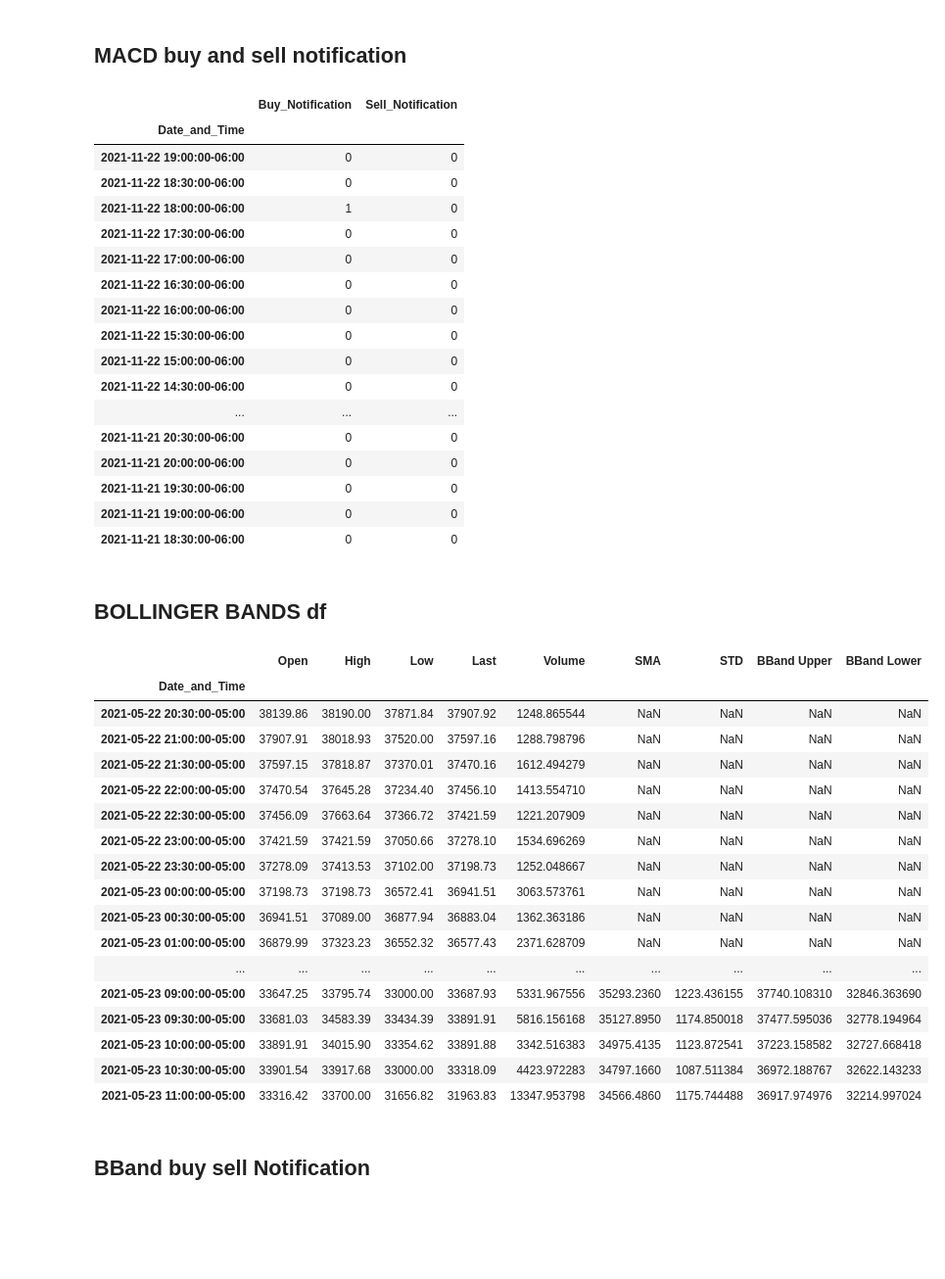
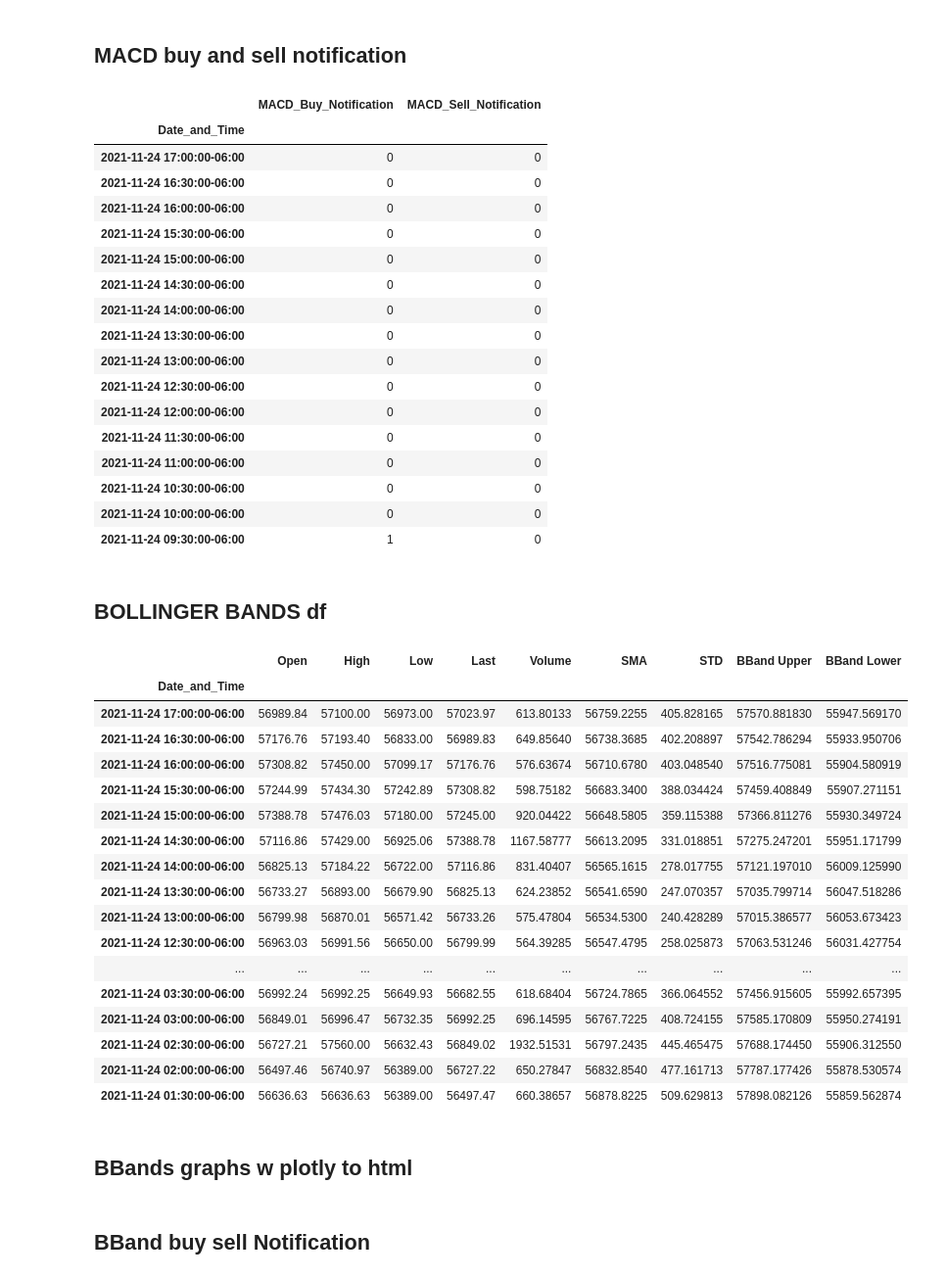
Before and after one commit to coldstrel/bitcoin_final, a Jupyter notebook: Team_4_Crypto_Bot.ipynb, the cells around one changed output. Shown at 98% size. Saved outputs shown, nothing was run; the diff lists cells and outputs as text; code cells hidden in the pictures; blank space fills up the shorter version.

```diff
--- a/Team_4_Crypto_Bot.ipynb
+++ b/Team_4_Crypto_Bot.ipynb
@@ -696,65 +717,67 @@ def alert_MACD(signal):
 # %%
 #create buy and sell columns in df
 x = alert_MACD(crypto_MACD_df)
-crypto_MACD_df['Buy_Notification'] = x[0]
-crypto_MACD_df['Sell_Notification'] = x[1]
+crypto_MACD_df['MACD_Buy_Notification'] = x[0]
+crypto_MACD_df['MACD_Sell_Notification'] = x[1]
 
 # create df with buy and sell info
-crypto_MACD_BuySell_Sig_df = crypto_MACD_df[['Buy_Notification', 'Sell_Notification']]
-crypto_MACD_BuySell_Sig_df.fillna(0).sort_index(ascending=False).head(50)
+crypto_MACD_BuySell_Sig_df = crypto_MACD_df[['MACD_Buy_Notification', 'MACD_Sell_Notification']][-16:]
+crypto_MACD_BuySell_Sig_df.fillna(0).sort_index(ascending=False)
 # %% [output]
-|  | Buy_Notification | Sell_Notification |
+|  | MACD_Buy_Notification | MACD_Sell_Notification |
 | Date_and_Time |  |  |
-| 2021-11-22 19:00:00-06:00 | 0 | 0 |
-| 2021-11-22 18:30:00-06:00 | 0 | 0 |
-| 2021-11-22 18:00:00-06:00 | 1 | 0 |
-| 2021-11-22 17:30:00-06:00 | 0 | 0 |
-| 2021-11-22 17:00:00-06:00 | 0 | 0 |
-| 2021-11-22 16:30:00-06:00 | 0 | 0 |
-| 2021-11-22 16:00:00-06:00 | 0 | 0 |
-| 2021-11-22 15:30:00-06:00 | 0 | 0 |
-| 2021-11-22 15:00:00-06:00 | 0 | 0 |
-| 2021-11-22 14:30:00-06:00 | 0 | 0 |
-| ... | ... | ... |
-| 2021-11-21 20:30:00-06:00 | 0 | 0 |
-| 2021-11-21 20:00:00-06:00 | 0 | 0 |
-| 2021-11-21 19:30:00-06:00 | 0 | 0 |
-| 2021-11-21 19:00:00-06:00 | 0 | 0 |
-| 2021-11-21 18:30:00-06:00 | 0 | 0 |
+| 2021-11-24 17:00:00-06:00 | 0 | 0 |
+| 2021-11-24 16:30:00-06:00 | 0 | 0 |
+| 2021-11-24 16:00:00-06:00 | 0 | 0 |
+| 2021-11-24 15:30:00-06:00 | 0 | 0 |
+| 2021-11-24 15:00:00-06:00 | 0 | 0 |
+| 2021-11-24 14:30:00-06:00 | 0 | 0 |
+| 2021-11-24 14:00:00-06:00 | 0 | 0 |
+| 2021-11-24 13:30:00-06:00 | 0 | 0 |
+| 2021-11-24 13:00:00-06:00 | 0 | 0 |
+| 2021-11-24 12:30:00-06:00 | 0 | 0 |
+| 2021-11-24 12:00:00-06:00 | 0 | 0 |
+| 2021-11-24 11:30:00-06:00 | 0 | 0 |
+| 2021-11-24 11:00:00-06:00 | 0 | 0 |
+| 2021-11-24 10:30:00-06:00 | 0 | 0 |
+| 2021-11-24 10:00:00-06:00 | 0 | 0 |
+| 2021-11-24 09:30:00-06:00 | 1 | 0 |
 # %% [markdown]
 ## BOLLINGER BANDS df
 # %%
 crypto_BBand_df =crypto_df.copy(deep=True)
 # calculate SMA, SD, UPPER BAN, LOWER BAND
 #GET TIME PERIOD
 period = 20
 
 # calculate SMA
 crypto_BBand_df['SMA']=crypto_BBand_df['Last'].rolling(window = period).mean()
 #calculate std
 crypto_BBand_df['STD']=crypto_BBand_df['Last'].rolling(window = period).std()
 #calculate BB UP
 crypto_BBand_df['BBand Upper']=crypto_BBand_df['SMA']+(crypto_BBand_df['STD']*2)
 #calculate BB LOW
 crypto_BBand_df['BBand Lower']=crypto_BBand_df['SMA']-(crypto_BBand_df['STD']*2)
 
-crypto_BBand_df.head(30)
+crypto_BBand_df.sort_index(ascending = False).head(32)
 # %% [output]
 |  | Open | High | Low | Last | Volume | SMA | STD | BBand Upper | BBand Lower |
 | Date_and_Time |  |  |  |  |  |  |  |  |  |
-| 2021-05-22 20:30:00-05:00 | 38139.86 | 38190.00 | 37871.84 | 37907.92 | 1248.865544 | NaN | NaN | NaN | NaN |
-| 2021-05-22 21:00:00-05:00 | 37907.91 | 38018.93 | 37520.00 | 37597.16 | 1288.798796 | NaN | NaN | NaN | NaN |
-| 2021-05-22 21:30:00-05:00 | 37597.15 | 37818.87 | 37370.01 | 37470.16 | 1612.494279 | NaN | NaN | NaN | NaN |
-| 2021-05-22 22:00:00-05:00 | 37470.54 | 37645.28 | 37234.40 | 37456.10 | 1413.554710 | NaN | NaN | NaN | NaN |
-| 2021-05-22 22:30:00-05:00 | 37456.09 | 37663.64 | 37366.72 | 37421.59 | 1221.207909 | NaN | NaN | NaN | NaN |
-| 2021-05-22 23:00:00-05:00 | 37421.59 | 37421.59 | 37050.66 | 37278.10 | 1534.696269 | NaN | NaN | NaN | NaN |
-| 2021-05-22 23:30:00-05:00 | 37278.09 | 37413.53 | 37102.00 | 37198.73 | 1252.048667 | NaN | NaN | NaN | NaN |
-| 2021-05-23 00:00:00-05:00 | 37198.73 | 37198.73 | 36572.41 | 36941.51 | 3063.573761 | NaN | NaN | NaN | NaN |
-| 2021-05-23 00:30:00-05:00 | 36941.51 | 37089.00 | 36877.94 | 36883.04 | 1362.363186 | NaN | NaN | NaN | NaN |
-| 2021-05-23 01:00:00-05:00 | 36879.99 | 37323.23 | 36552.32 | 36577.43 | 2371.628709 | NaN | NaN | NaN | NaN |
+| 2021-11-24 17:00:00-06:00 | 56989.84 | 57100.00 | 56973.00 | 57023.97 | 613.80133 | 56759.2255 | 405.828165 | 57570.881830 | 55947.569170 |
+| 2021-11-24 16:30:00-06:00 | 57176.76 | 57193.40 | 56833.00 | 56989.83 | 649.85640 | 56738.3685 | 402.208897 | 57542.786294 | 55933.950706 |
+| 2021-11-24 16:00:00-06:00 | 57308.82 | 57450.00 | 57099.17 | 57176.76 | 576.63674 | 56710.6780 | 403.048540 | 57516.775081 | 55904.580919 |
+| 2021-11-24 15:30:00-06:00 | 57244.99 | 57434.30 | 57242.89 | 57308.82 | 598.75182 | 56683.3400 | 388.034424 | 57459.408849 | 55907.271151 |
+| 2021-11-24 15:00:00-06:00 | 57388.78 | 57476.03 | 57180.00 | 57245.00 | 920.04422 | 56648.5805 | 359.115388 | 57366.811276 | 55930.349724 |
+| 2021-11-24 14:30:00-06:00 | 57116.86 | 57429.00 | 56925.06 | 57388.78 | 1167.58777 | 56613.2095 | 331.018851 | 57275.247201 | 55951.171799 |
+| 2021-11-24 14:00:00-06:00 | 56825.13 | 57184.22 | 56722.00 | 57116.86 | 831.40407 | 56565.1615 | 278.017755 | 57121.197010 | 56009.125990 |
+| 2021-11-24 13:30:00-06:00 | 56733.27 | 56893.00 | 56679.90 | 56825.13 | 624.23852 | 56541.6590 | 247.070357 | 57035.799714 | 56047.518286 |
+| 2021-11-24 13:00:00-06:00 | 56799.98 | 56870.01 | 56571.42 | 56733.26 | 575.47804 | 56534.5300 | 240.428289 | 57015.386577 | 56053.673423 |
+| 2021-11-24 12:30:00-06:00 | 56963.03 | 56991.56 | 56650.00 | 56799.99 | 564.39285 | 56547.4795 | 258.025873 | 57063.531246 | 56031.427754 |
 | ... | ... | ... | ... | ... | ... | ... | ... | ... | ... |
-| 2021-05-23 09:00:00-05:00 | 33647.25 | 33795.74 | 33000.00 | 33687.93 | 5331.967556 | 35293.2360 | 1223.436155 | 37740.108310 | 32846.363690 |
-| 2021-05-23 09:30:00-05:00 | 33681.03 | 34583.39 | 33434.39 | 33891.91 | 5816.156168 | 35127.8950 | 1174.850018 | 37477.595036 | 32778.194964 |
-| 2021-05-23 10:00:00-05:00 | 33891.91 | 34015.90 | 33354.62 | 33891.88 | 3342.516383 | 34975.4135 | 1123.872541 | 37223.158582 | 32727.668418 |
-| 2021-05-23 10:30:00-05:00 | 33901.54 | 33917.68 | 33000.00 | 33318.09 | 4423.972283 | 34797.1660 | 1087.511384 | 36972.188767 | 32622.143233 |
-| 2021-05-23 11:00:00-05:00 | 33316.42 | 33700.00 | 31656.82 | 31963.83 | 13347.953798 | 34566.4860 | 1175.744488 | 36917.974976 | 32214.997024 |
+| 2021-11-24 03:30:00-06:00 | 56992.24 | 56992.25 | 56649.93 | 56682.55 | 618.68404 | 56724.7865 | 366.064552 | 57456.915605 | 55992.657395 |
+| 2021-11-24 03:00:00-06:00 | 56849.01 | 56996.47 | 56732.35 | 56992.25 | 696.14595 | 56767.7225 | 408.724155 | 57585.170809 | 55950.274191 |
+| 2021-11-24 02:30:00-06:00 | 56727.21 | 57560.00 | 56632.43 | 56849.02 | 1932.51531 | 56797.2435 | 445.465475 | 57688.174450 | 55906.312550 |
+| 2021-11-24 02:00:00-06:00 | 56497.46 | 56740.97 | 56389.00 | 56727.22 | 650.27847 | 56832.8540 | 477.161713 | 57787.177426 | 55878.530574 |
+| 2021-11-24 01:30:00-06:00 | 56636.63 | 56636.63 | 56389.00 | 56497.47 | 660.38657 | 56878.8225 | 509.629813 | 57898.082126 | 55859.562874 |
+# %% [markdown]
+## BBands graphs w plotly to html
```
Also changed, not shown: parts of 48 cells of this notebook.
